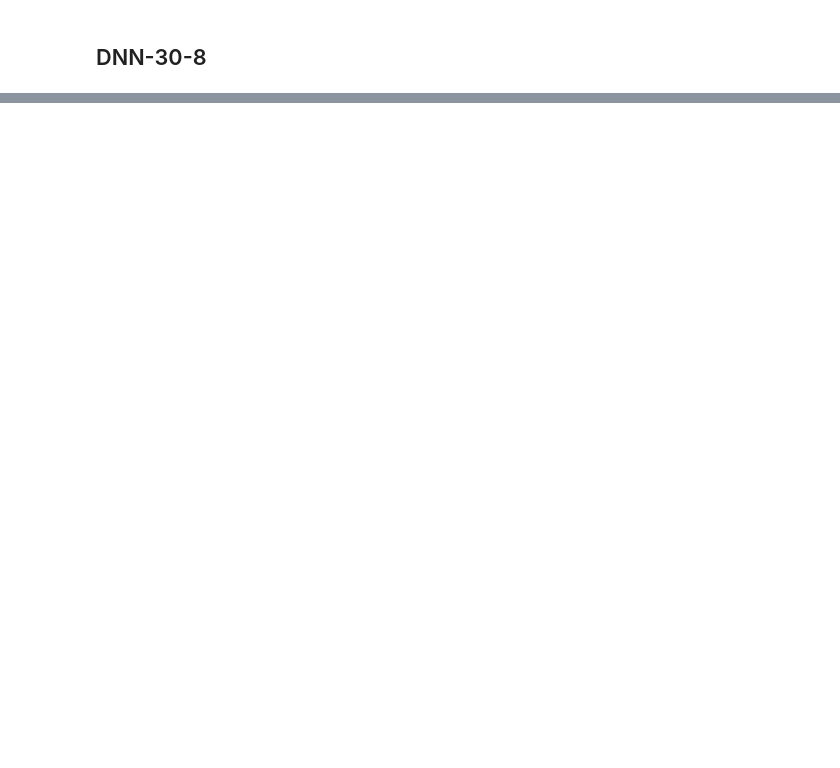
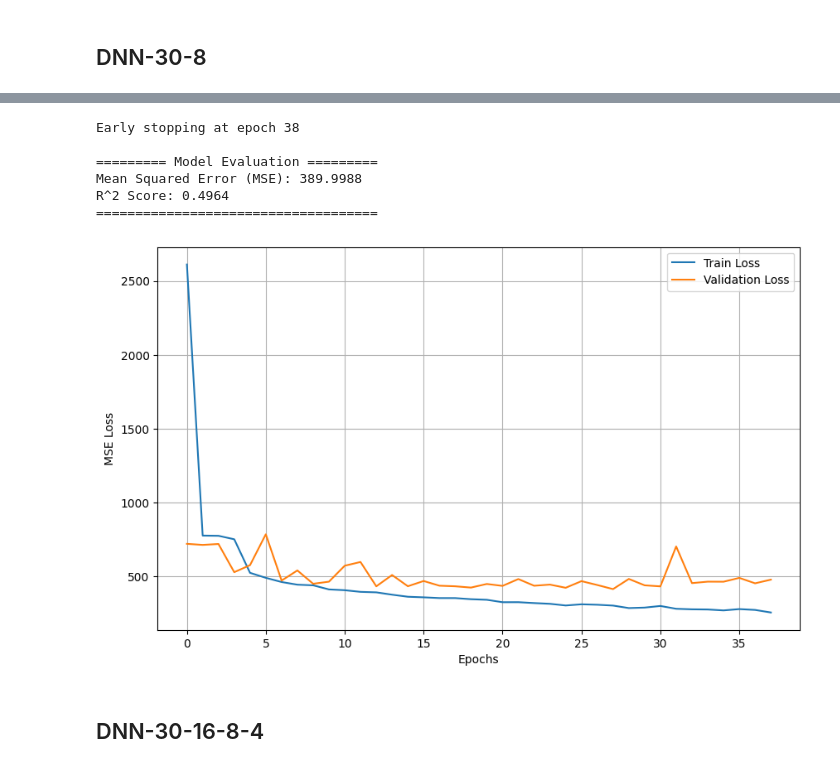
Before and after one commit to toan-ly/CS-5137-Deep-Learning, a Jupyter notebook: homework1/src/run_dnn.ipynb, the cells around one changed output, grey strips where cells are left out. Drawn from its saved outputs; the diff is of its cells as text; code cells hidden in the pictures; blank space fills up the shorter version.

```diff
--- a/homework1/src/run_dnn.ipynb
+++ b/homework1/src/run_dnn.ipynb
@@ -125,0 +142,8 @@ R^2 Score: 0.5485
+# %%
+dnn_30_16_8 = DNN(
+    input_dim=X_train.shape[1],
+    hidden_layers=[30, 16, 8],
+    output_dim=1,
+    lr=learning_rate
+)
+dnn_30_16_8.model
@@ -125,0 +160,12 @@ R^2 Score: 0.5485
+# %%
+pipeline(dnn_30_16_8, epochs=epochs)
+# %% [output]
+Early stopping at epoch 38
+
+========= Model Evaluation =========
+Mean Squared Error (MSE): 389.9988
+R^2 Score: 0.4964
+====================================
+[figure, added]
+# %% [markdown]
+## DNN-30-16-8-4
```
Also changed, not shown: parts of 16 cells of this notebook, 2 other files.
